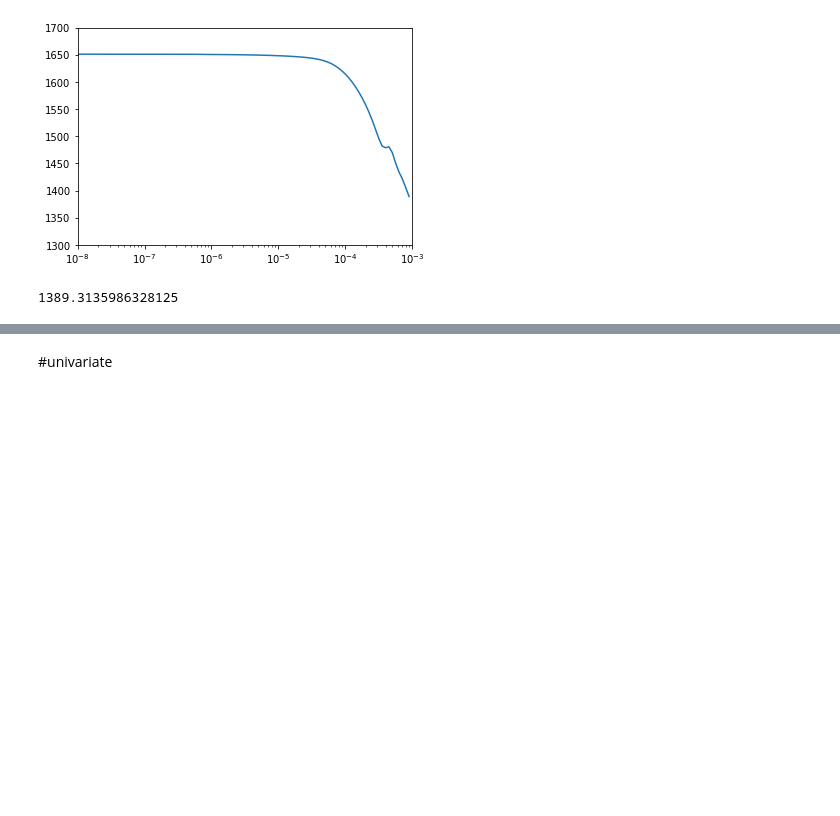
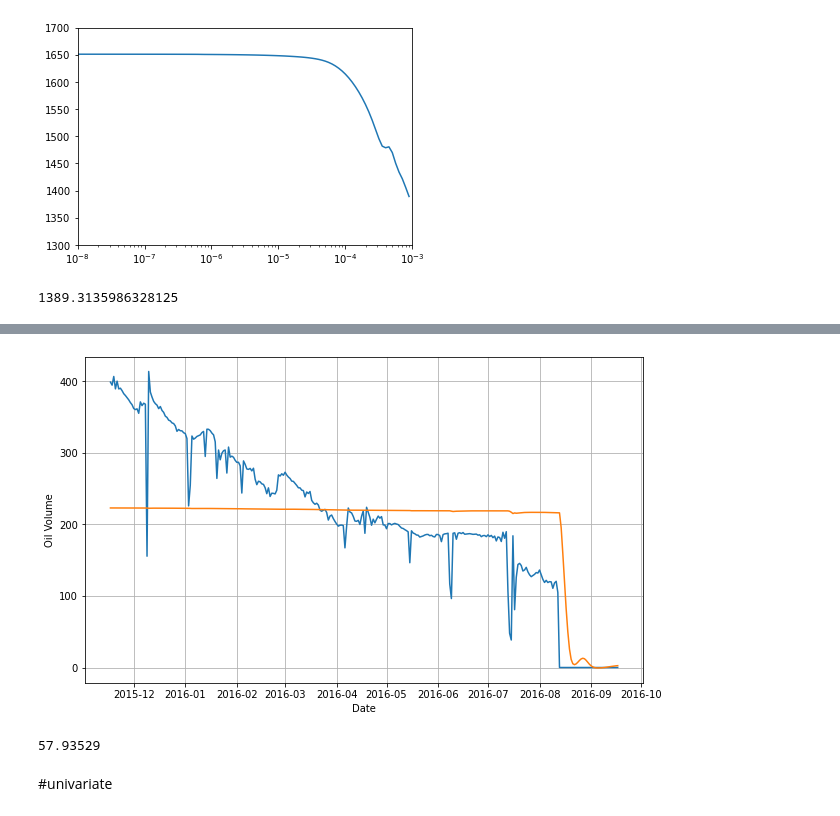
Before and after one commit to topefolorunso/NN-Based-Oil-Prediction-Model-w-Time-Series-Forecasting, a Jupyter notebook: 507_508/model.ipynb, the cells around one changed output, grey strips where cells are left out. Saved outputs shown, nothing was run; the diff lists cells and outputs as text; code cells hidden in the pictures; blank space fills up the shorter version.

```diff
--- a/507_508/model.ipynb
+++ b/507_508/model.ipynb
@@ -147,3 +193,20 @@ min(history.history["loss"])
+# %%
+#load best model
+model = keras.models.load_model("my_checkpoint.h5")
+# %%
+#forcast
+rnn_forecast = model.predict(oil_data[np.newaxis, :, np.newaxis])
+rnn_forecast = rnn_forecast[0, split_date - 1:-1, 0]
+# %%
+plt.figure(figsize=(10, 6))
+plot_series(date_valid, x_valid)
+plot_series(date_valid, rnn_forecast)
+# %% [output]
+[figure, added]
+# %%
+keras.metrics.mean_absolute_error(x_valid, rnn_forecast).numpy()
+# %% [output]
+57.93529
 # %% [markdown]
 #univariate
 # %%
```
Also changed, not shown: parts of 4 cells of this notebook.
